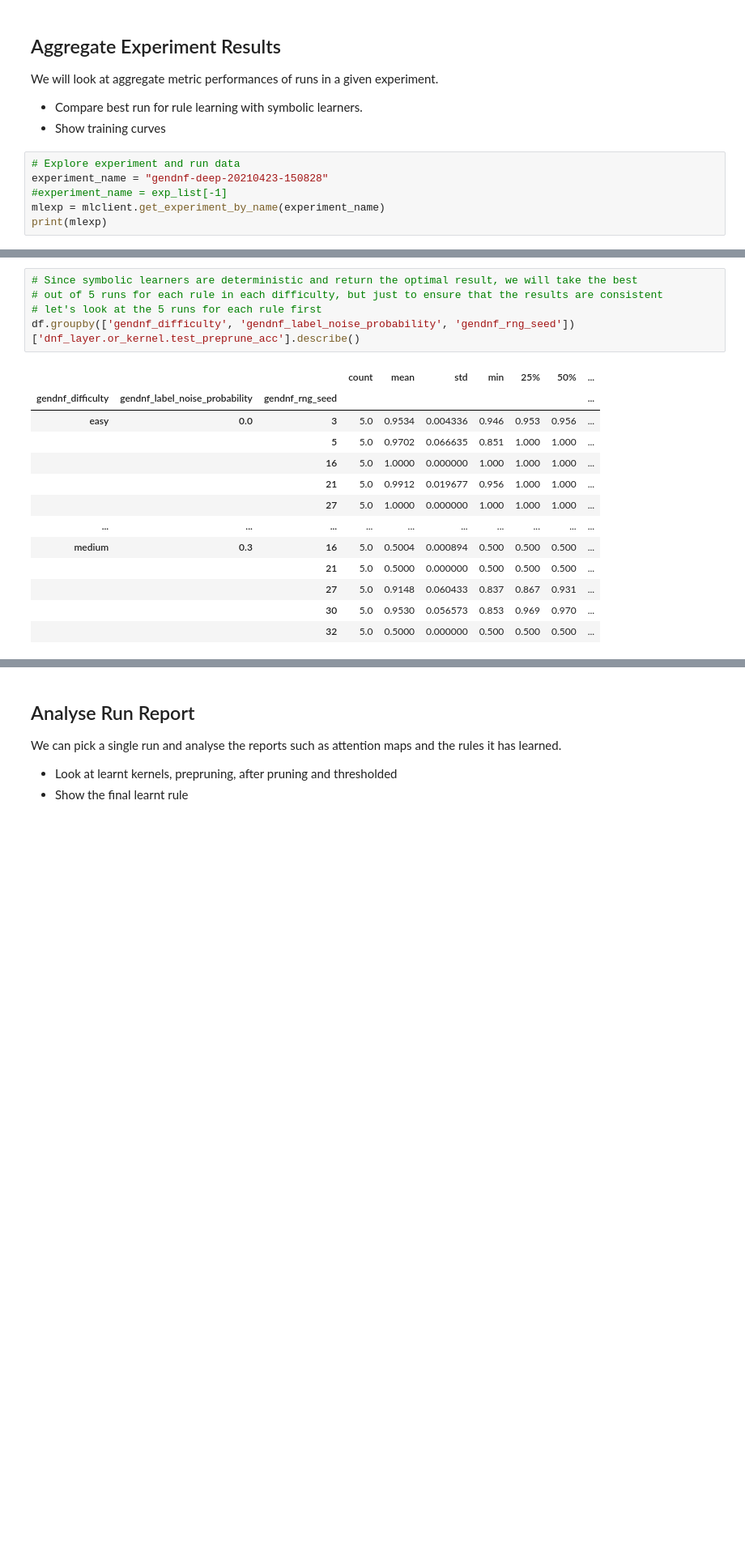
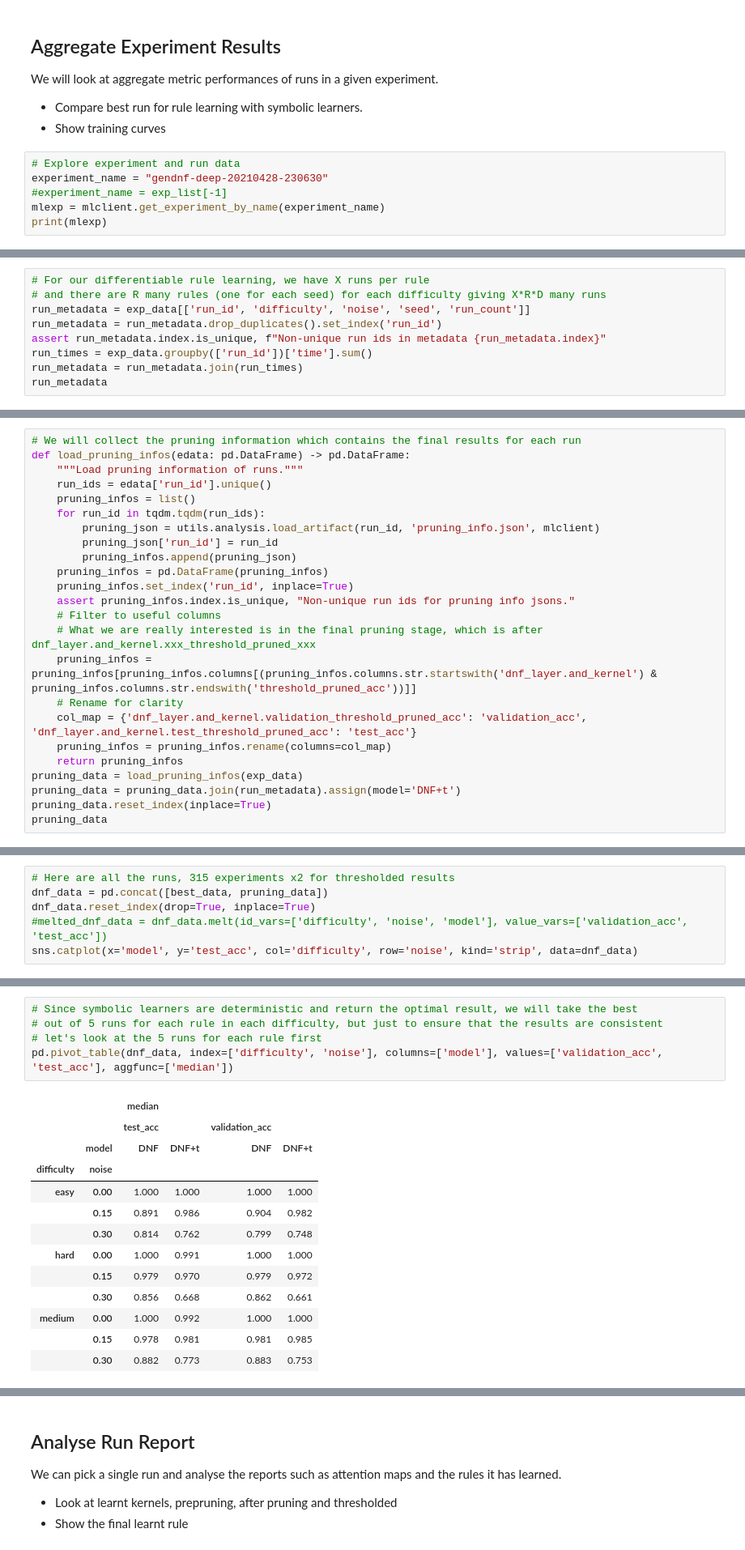
Before and after one commit to nuric/pix2rule, a Jupyter notebook: analyse_gendnf.ipynb, the cells around one changed output, grey strips where cells are left out. Shown: that part at 81% size. Drawn from its saved outputs; the diff is of its cells as text; blank space fills up the shorter version.

```diff
--- a/analyse_gendnf.ipynb
+++ b/analyse_gendnf.ipynb
@@ -35,7 +37,7 @@ We will look at aggregate metric performances of runs in a given experiment.
 - Show training curves
 # %%
 # Explore experiment and run data
-experiment_name = "gendnf-deep-20210423-150828"
+experiment_name = "gendnf-deep-20210428-230630"
 #experiment_name = exp_list[-1]
 mlexp = mlclient.get_experiment_by_name(experiment_name)
 print(mlexp)
@@ -105,0 +96,9 @@ df
+# %%
+# For our differentiable rule learning, we have X runs per rule
+# and there are R many rules (one for each seed) for each difficulty giving X*R*D many runs
+run_metadata = exp_data[['run_id', 'difficulty', 'noise', 'seed', 'run_count']]
+run_metadata = run_metadata.drop_duplicates().set_index('run_id')
+assert run_metadata.index.is_unique, f"Non-unique run ids in metadata {run_metadata.index}"
+run_times = exp_data.groupby(['run_id'])['time'].sum()
+run_metadata = run_metadata.join(run_times)
+run_metadata
@@ -105,0 +149,24 @@ df
+# %%
+# We will collect the pruning information which contains the final results for each run
+def load_pruning_infos(edata: pd.DataFrame) -> pd.DataFrame:
+    """Load pruning information of runs."""
+    run_ids = edata['run_id'].unique()
+    pruning_infos = list()
+    for run_id in tqdm.tqdm(run_ids):
+        pruning_json = utils.analysis.load_artifact(run_id, 'pruning_info.json', mlclient)
+        pruning_json['run_id'] = run_id
+        pruning_infos.append(pruning_json)
+    pruning_infos = pd.DataFrame(pruning_infos)
+    pruning_infos.set_index('run_id', inplace=True)
+    assert pruning_infos.index.is_unique, "Non-unique run ids for pruning info jsons."
+    # Filter to useful columns
+    # What we are really interested is in the final pruning stage, which is after dnf_layer.and_kernel.xxx_threshold_pruned_xxx
+    pruning_infos = pruning_infos[pruning_infos.columns[(pruning_infos.columns.str.startswith('dnf_layer.and_kernel') & pruning_infos.columns.str.endswith('threshold_pruned_acc'))]]
+    # Rename for clarity
+    col_map = {'dnf_layer.and_kernel.validation_threshold_pruned_acc': 'validation_acc', 'dnf_layer.and_kernel.test_threshold_pruned_acc': 'test_acc'}
+    pruning_infos = pruning_infos.rename(columns=col_map)
+    return pruning_infos
+pruning_data = load_pruning_infos(exp_data)
+pruning_data = pruning_data.join(run_metadata).assign(model='DNF+t')
+pruning_data.reset_index(inplace=True)
+pruning_data
@@ -105,0 +187,6 @@ df
+# %%
+# Here are all the runs, 315 experiments x2 for thresholded results
+dnf_data = pd.concat([best_data, pruning_data])
+dnf_data.reset_index(drop=True, inplace=True)
+#melted_dnf_data = dnf_data.melt(id_vars=['difficulty', 'noise', 'model'], value_vars=['validation_acc', 'test_acc'])
+sns.catplot(x='model', y='test_acc', col='difficulty', row='noise', kind='strip', data=dnf_data)
@@ -106,19 +196,19 @@ df
 # %%
 # Since symbolic learners are deterministic and return the optimal result, we will take the best
 # out of 5 runs for each rule in each difficulty, but just to ensure that the results are consistent
 # let's look at the 5 runs for each rule first
-df.groupby(['gendnf_difficulty', 'gendnf_label_noise_probability', 'gendnf_rng_seed'])['dnf_layer.or_kernel.test_preprune_acc'].describe()
+pd.pivot_table(dnf_data, index=['difficulty', 'noise'], columns=['model'], values=['validation_acc', 'test_acc'], aggfunc=['median'])
 # %% [output]
-|  |  |  | count | mean | std | min | 25% | 50% | ... |
-| gendnf_difficulty | gendnf_label_noise_probability | gendnf_rng_seed |  |  |  |  |  |  | ... |
-| easy | 0.0 | 3 | 5.0 | 0.9534 | 0.004336 | 0.946 | 0.953 | 0.956 | ... |
-|  |  | 5 | 5.0 | 0.9702 | 0.066635 | 0.851 | 1.000 | 1.000 | ... |
-|  |  | 16 | 5.0 | 1.0000 | 0.000000 | 1.000 | 1.000 | 1.000 | ... |
-|  |  | 21 | 5.0 | 0.9912 | 0.019677 | 0.956 | 1.000 | 1.000 | ... |
-|  |  | 27 | 5.0 | 1.0000 | 0.000000 | 1.000 | 1.000 | 1.000 | ... |
-| ... | ... | ... | ... | ... | ... | ... | ... | ... | ... |
-| medium | 0.3 | 16 | 5.0 | 0.5004 | 0.000894 | 0.500 | 0.500 | 0.500 | ... |
-|  |  | 21 | 5.0 | 0.5000 | 0.000000 | 0.500 | 0.500 | 0.500 | ... |
-|  |  | 27 | 5.0 | 0.9148 | 0.060433 | 0.837 | 0.867 | 0.931 | ... |
-|  |  | 30 | 5.0 | 0.9530 | 0.056573 | 0.853 | 0.969 | 0.970 | ... |
-|  |  | 32 | 5.0 | 0.5000 | 0.000000 | 0.500 | 0.500 | 0.500 | ... |
+|  |  | median |  |  |  |
+|  |  | test_acc |  | validation_acc |  |
+|  | model | DNF | DNF+t | DNF | DNF+t |
+| difficulty | noise |  |  |  |  |
+| easy | 0.00 | 1.000 | 1.000 | 1.000 | 1.000 |
+|  | 0.15 | 0.891 | 0.986 | 0.904 | 0.982 |
+|  | 0.30 | 0.814 | 0.762 | 0.799 | 0.748 |
+| hard | 0.00 | 1.000 | 0.991 | 1.000 | 1.000 |
+|  | 0.15 | 0.979 | 0.970 | 0.979 | 0.972 |
+|  | 0.30 | 0.856 | 0.668 | 0.862 | 0.661 |
+| medium | 0.00 | 1.000 | 0.992 | 1.000 | 1.000 |
+|  | 0.15 | 0.978 | 0.981 | 0.981 | 0.985 |
+|  | 0.30 | 0.882 | 0.773 | 0.883 | 0.753 |
```
Also changed, not shown: parts of 28 cells of this notebook.
